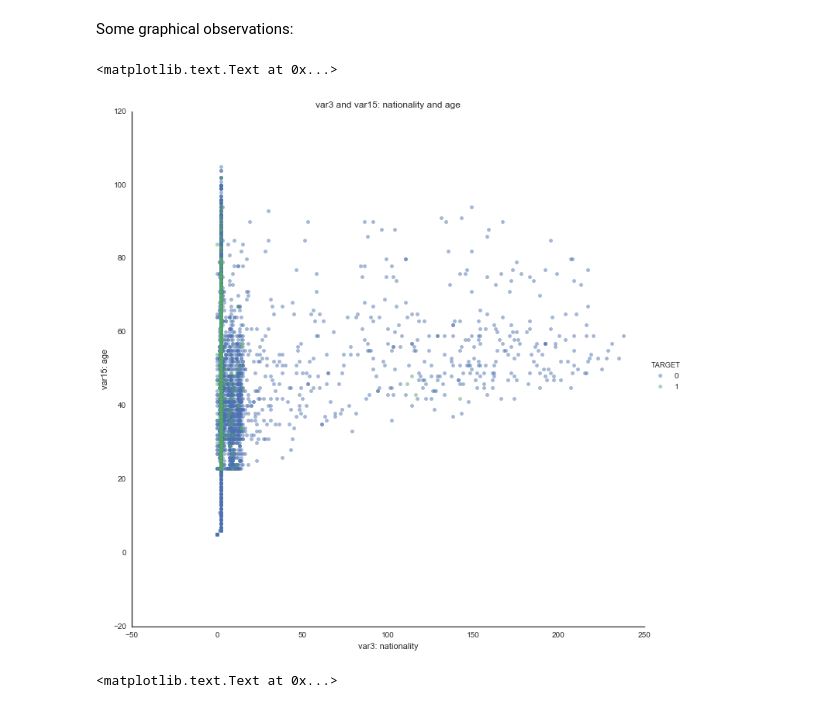
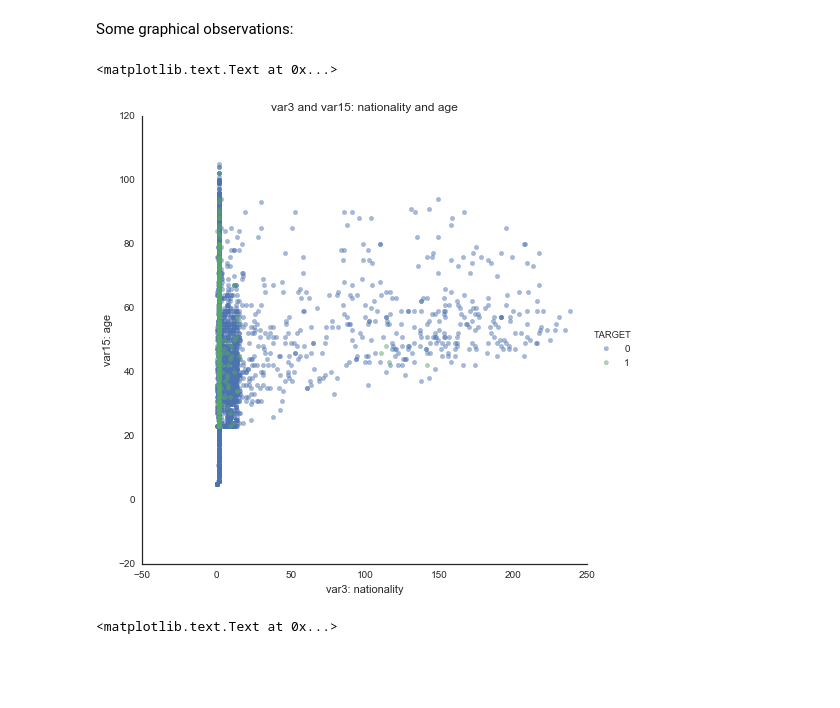
Before and after one commit to sketchychen/kaggle_santander, a Jupyter notebook: kaggle_santander_draft.ipynb, the cells around one changed output. Saved outputs shown, nothing was run; the diff lists cells and outputs as text; code cells hidden in the pictures; blank space fills up the shorter version.

```diff
--- a/kaggle_santander_draft.ipynb
+++ b/kaggle_santander_draft.ipynb
@@ -565,7 +565,8 @@ var3 is entirely positive (as categorical variables are wont to be) save for the
 # var3 error -999999, 117 of them
 # 117/77060 = 0.0015 (not even 1% of the entries)
 # drop as null or replace with mode (category 2)?
-santrainder = santrainder.replace(-999999,2)
+santrainder = santrainder.replace(-999999, np.NaN)
+santrainder = santrainder.dropna(axis=0) # use with NaNs
 # %%
 # distribution
 santrainder.var3.hist(bins=100)
@@ -746,14 +790,14 @@ Something something I'm still working on this sorry.
 # %% [markdown]
 Some graphical observations:
 # %%
-sns.FacetGrid(santrainder, hue='TARGET', size=10).map(plt.scatter, 'var3', 'var15', alpha = 0.5).add_legend()
+sns.FacetGrid(santrainder, hue='TARGET', size=7).map(plt.scatter, 'var3', 'var15', alpha = 0.5).add_legend()
 plt.title('var3 and var15: nationality and age');
 plt.xlabel('var3: nationality');
 plt.ylabel('var15: age');
 # country 2 has the most people at over 70k, so most of the 1's are there.
 # %% [output]
 <matplotlib.text.Text at 0x...>
-[figure, old version]
+[figure, new version]
 # %%
 sns.FacetGrid(santrainder, hue='TARGET', size=6).map(plt.scatter, 'var15', 'var38', alpha=0.7).add_legend()
 plt.xlabel('var15');
```
Also changed, not shown: parts of 22 cells of this notebook, 2 other files.
